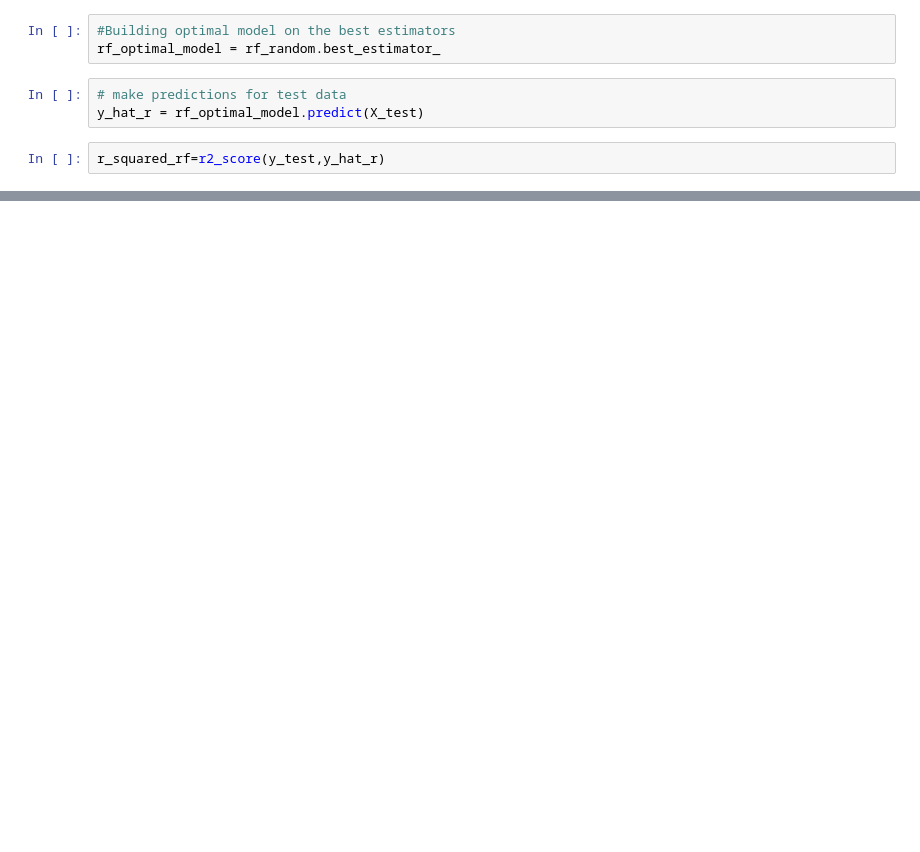
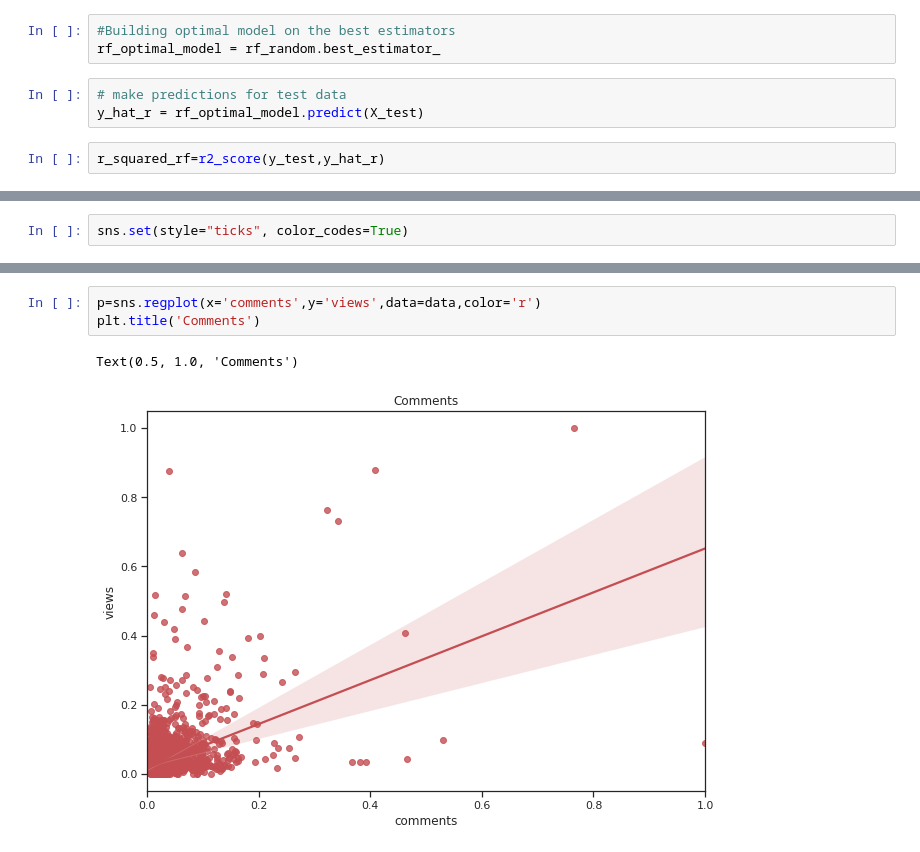
Before and after one commit to sspaulc/TED_TALKS_VIEWS_PREDICTION, a Jupyter notebook: Sanchita_Ted_Talks_Views.ipynb, the cells around one changed output, grey strips where cells are left out. Drawn from its saved outputs; the diff is of its cells as text; blank space fills up the shorter version.

```diff
--- a/Sanchita_Ted_Talks_Views.ipynb
+++ b/Sanchita_Ted_Talks_Views.ipynb
@@ -1164,0 +1233,2 @@ The mean absolute error for Random Forest is: 0.01827604068188244
+# %%
+sns.set(style="ticks", color_codes=True)
@@ -1164,0 +1243,6 @@ The mean absolute error for Random Forest is: 0.01827604068188244
+# %%
+p=sns.regplot(x='comments',y='views',data=data,color='r')
+plt.title('Comments')
+# %% [output]
+Text(0.5, 1.0, 'Comments')
+[figure, added]
```
Also changed, not shown: parts of 62 cells of this notebook.
